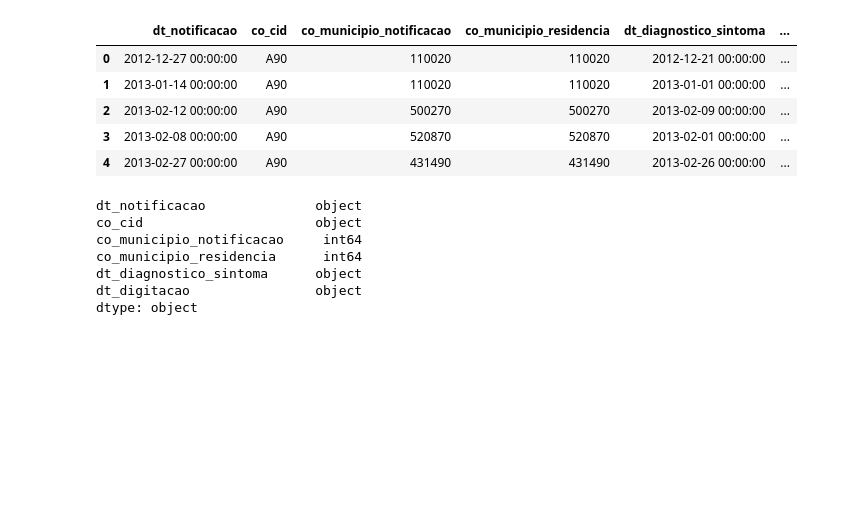
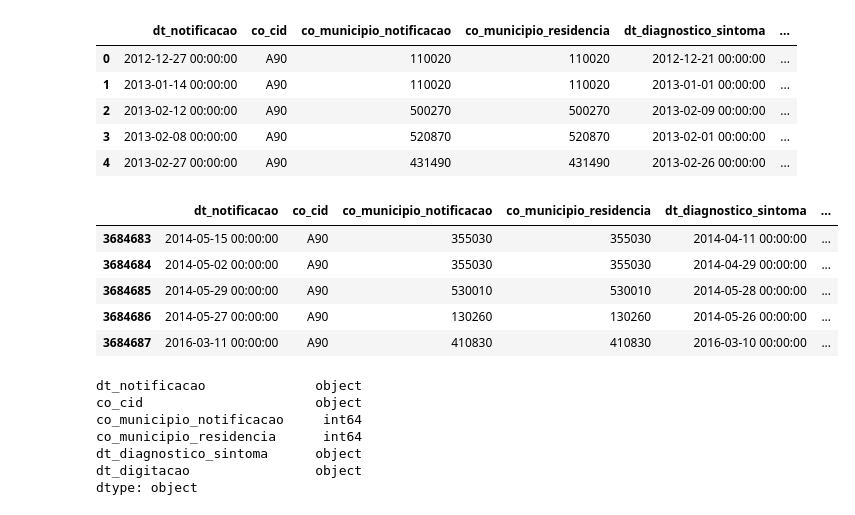
Before and after one commit to vmorenojr/DengueFever, a Jupyter notebook: Dados v2.ipynb, the cells around one changed output. Cells and saved outputs as stored; diff of their text form; code cells hidden in the pictures; blank space fills up the shorter version.

```diff
--- a/Dados v2.ipynb
+++ b/Dados v2.ipynb
@@ -50,6 +46,15 @@ dados.head()
 | 2 | 2013-02-12 00:00:00 | A90 | 500270 | 500270 | 2013-02-09 00:00:00 | ... |
 | 3 | 2013-02-08 00:00:00 | A90 | 520870 | 520870 | 2013-02-01 00:00:00 | ... |
 | 4 | 2013-02-27 00:00:00 | A90 | 431490 | 431490 | 2013-02-26 00:00:00 | ... |
+# %%
+dados.tail()
+# %% [output]
+|  | dt_notificacao | co_cid | co_municipio_notificacao | co_municipio_residencia | dt_diagnostico_sintoma | ... |
+| 3684683 | 2014-05-15 00:00:00 | A90 | 355030 | 355030 | 2014-04-11 00:00:00 | ... |
+| 3684684 | 2014-05-02 00:00:00 | A90 | 355030 | 355030 | 2014-04-29 00:00:00 | ... |
+| 3684685 | 2014-05-29 00:00:00 | A90 | 530010 | 530010 | 2014-05-28 00:00:00 | ... |
+| 3684686 | 2014-05-27 00:00:00 | A90 | 130260 | 130260 | 2014-05-26 00:00:00 | ... |
+| 3684687 | 2016-03-11 00:00:00 | A90 | 410830 | 410830 | 2016-03-10 00:00:00 | ... |
 # %%
 dados.dtypes
 # %% [output]
```
Also changed, not shown: parts of 6 cells of this notebook, 3 other files.
